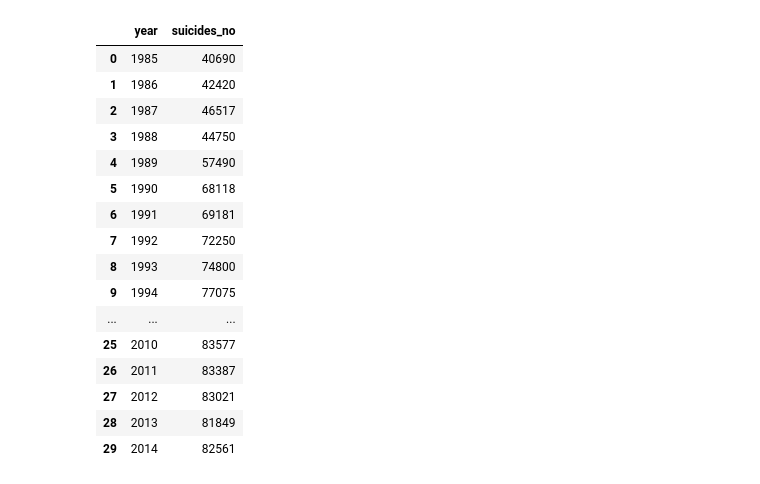
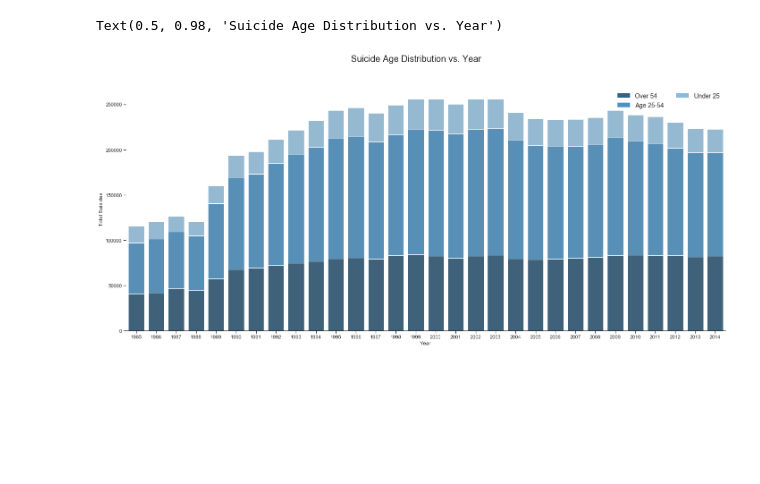
Before and after one commit to Yueeeeeeee/COGS9_Project, a Jupyter notebook: Algo.ipynb, the cells around one changed output. Drawn from its saved outputs; the diff is of its cells as text; code cells hidden in the pictures; blank space fills up the shorter version.

```diff
--- a/Algo.ipynb
+++ b/Algo.ipynb
@@ -311,7 +309,8 @@ df2_6 = df2[df2['age']=='75+ years']
 young = pd.concat([df2_1, df2_2]).groupby(['year'], as_index=False).agg({'suicides_no': 'sum'})
 adult = pd.concat([df2_3, df2_4]).groupby(['year'], as_index=False).agg({'suicides_no': 'sum'})
 old = pd.concat([df2_5, df2_6]).groupby(['year'], as_index=False).agg({'suicides_no': 'sum'})
-old
+adult_old = pd.concat([df2_3, df2_4, df2_5, df2_6]).groupby(['year'], as_index=False).agg({'suicides_no': 'sum'})
+all_age = pd.concat([df2_1, df2_2, df2_3, df2_4, df2_5, df2_6]).groupby(['year'], as_index=False).agg({'suicides_no': 'sum'})
 
 # 5-14 years
 # 15-24 years
@@ -319,21 +318,3 @@ old
 # 35-54 years
 # 55-74 years
 # 75+ years
-# %% [output]
-|  | year | suicides_no |
-| 0 | 1985 | 40690 |
-| 1 | 1986 | 42420 |
-| 2 | 1987 | 46517 |
-| 3 | 1988 | 44750 |
-| 4 | 1989 | 57490 |
-| 5 | 1990 | 68118 |
-| 6 | 1991 | 69181 |
-| 7 | 1992 | 72250 |
-| 8 | 1993 | 74800 |
-| 9 | 1994 | 77075 |
-| ... | ... | ... |
-| 25 | 2010 | 83577 |
-| 26 | 2011 | 83387 |
-| 27 | 2012 | 83021 |
-| 28 | 2013 | 81849 |
-| 29 | 2014 | 82561 |
@@ -352 +321,29 @@ plt.title('Suicide Number vs. Year')
+# %%
+sns.set(style="ticks")
+sns.set_context({"figure.figsize": (24, 10)})
+colors = sns.color_palette("Blues_d")
+
+#Plot 1 - background - "total" (all) series
+sns.barplot(x = all_age['year'], y = all_age['suicides_no'], color=colors[5])
+
+#Plot 2 - overlay - "middle" (adult + old) series
+middle_plot = sns.barplot(x = adult_old['year'], y = adult_old['suicides_no'], color=colors[3])
+
+#Plot 3 - overlay - "bottom" (old) series
+bottom_plot = sns.barplot(x = old['year'], y = old['suicides_no'], color=colors[1])
+
+
+topbar = plt.Rectangle((0, 0), 1, 1, fc=colors[5], edgecolor='none')
+middlebar = plt.Rectangle((0, 0), 1, 1, fc=colors[3], edgecolor='none')
+bottombar = plt.Rectangle((0, 0), 1, 1, fc=colors[1],  edgecolor='none')
+l = plt.legend([bottombar, middlebar, topbar], ['Over 54', 'Age 25-54', 'Under 25'], loc=1, ncol=2, prop={'size':14})
+l.draw_frame(False)
+
+sns.despine(left=True)
+bottom_plot.set_ylabel("Total Suisides")
+bottom_plot.set_xlabel("Year")
+plt.suptitle('Suicide Age Distribution vs. Year', fontsize=20)
+# %% [output]
+Text(0.5, 0.98, 'Suicide Age Distribution vs. Year')
+[figure, added]
 # %%
```
Also changed, not shown: parts of 7 cells of this notebook.
